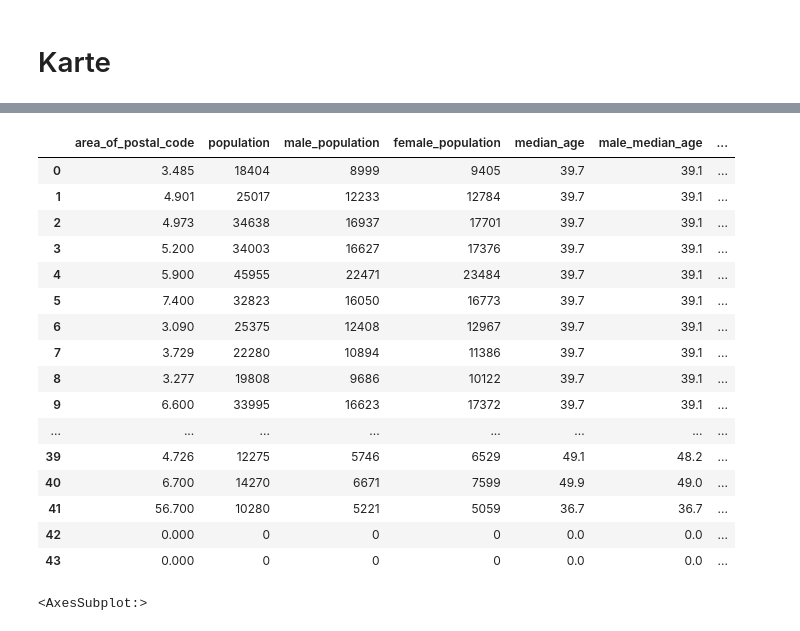
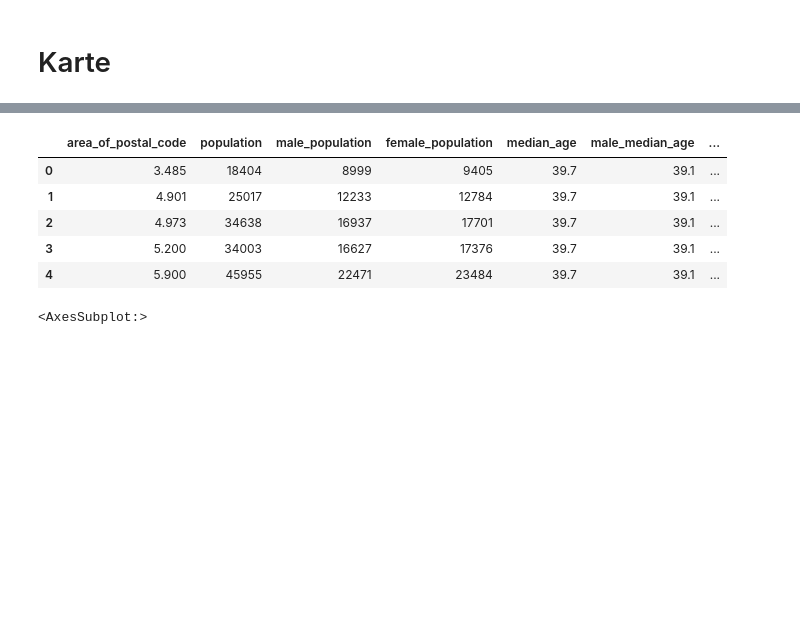
Before and after one commit to BadeJoey/Yelp_Analyser, a Jupyter notebook: data_eda.ipynb, the cells around one changed output, grey strips where cells are left out. Saved outputs shown, nothing was run; the diff lists cells and outputs as text; code cells hidden in the pictures; blank space fills up the shorter version.

```diff
--- a/data_eda.ipynb
+++ b/data_eda.ipynb
@@ -543,25 +543,14 @@ vanc_map
 # %%
 population_df = pd.read_csv(r"https://raw.githubusercontent.com/BadeJoey/Web_Scraping_Side_Project/main/population_data_vancouver_clean.csv", index_col=0)
 # %%
-population_df
+population_df.head()
 # %% [output]
 |  | area_of_postal_code | population | male_population | female_population | median_age | male_median_age | ... |
 | 0 | 3.485 | 18404 | 8999 | 9405 | 39.7 | 39.1 | ... |
 | 1 | 4.901 | 25017 | 12233 | 12784 | 39.7 | 39.1 | ... |
 | 2 | 4.973 | 34638 | 16937 | 17701 | 39.7 | 39.1 | ... |
 | 3 | 5.200 | 34003 | 16627 | 17376 | 39.7 | 39.1 | ... |
 | 4 | 5.900 | 45955 | 22471 | 23484 | 39.7 | 39.1 | ... |
-| 5 | 7.400 | 32823 | 16050 | 16773 | 39.7 | 39.1 | ... |
-| 6 | 3.090 | 25375 | 12408 | 12967 | 39.7 | 39.1 | ... |
-| 7 | 3.729 | 22280 | 10894 | 11386 | 39.7 | 39.1 | ... |
-| 8 | 3.277 | 19808 | 9686 | 10122 | 39.7 | 39.1 | ... |
-| 9 | 6.600 | 33995 | 16623 | 17372 | 39.7 | 39.1 | ... |
-| ... | ... | ... | ... | ... | ... | ... | ... |
-| 39 | 4.726 | 12275 | 5746 | 6529 | 49.1 | 48.2 | ... |
-| 40 | 6.700 | 14270 | 6671 | 7599 | 49.9 | 49.0 | ... |
-| 41 | 56.700 | 10280 | 5221 | 5059 | 36.7 | 36.7 | ... |
-| 42 | 0.000 | 0 | 0 | 0 | 0.0 | 0.0 | ... |
-| 43 | 0.000 | 0 | 0 | 0 | 0.0 | 0.0 | ... |
 # %%
 # cmap already defined
 sns.heatmap(population_df.corr(), vmax=1, center=0,
```
Also changed, not shown: parts of 16 cells of this notebook.
